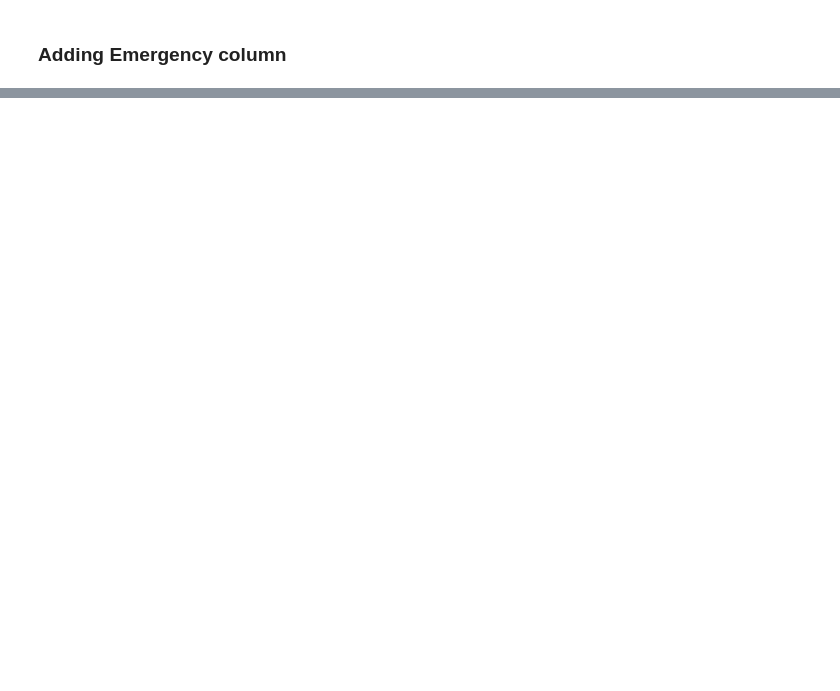
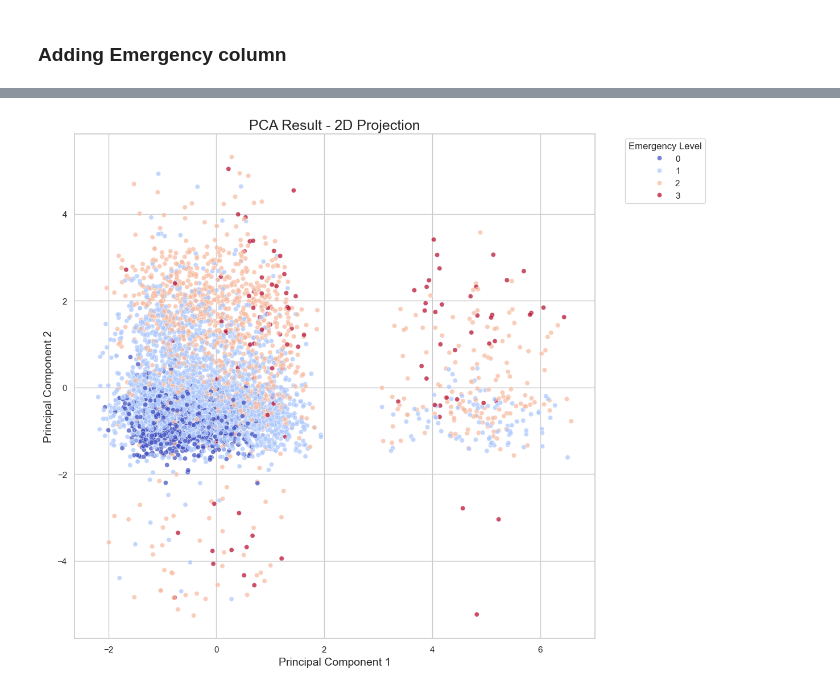
Before and after one commit to Adarshv0524/MedQueue, a Jupyter notebook: main.ipynb, the cells around one changed output, grey strips where cells are left out. Cells and saved outputs as stored; diff of their text form; code cells hidden in the pictures; blank space fills up the shorter version.

```diff
--- a/main.ipynb
+++ b/main.ipynb
@@ -239,0 +250,15 @@ df.head(50)
+# %%
+# Import StandardScaler for normalization
+from sklearn.preprocessing import StandardScaler
+
+# Selecting numeric columns to normalize
+numeric_cols = ['Age', 'Systolic BP', 'Diastolic BP', 'Heart Rate', 'Temperature', 'Respiratory Rate']
+
+# Initialize the scaler
+scaler = StandardScaler()
+
+# Fit and transform the numeric columns
+df[numeric_cols] = scaler.fit_transform(df[numeric_cols])
+
+# Display the normalized dataframe
+df.head()
@@ -239,0 +346,45 @@ df.head(50)
+# %%
+import matplotlib.pyplot as plt
+import seaborn as sns
+import pandas as pd
+from sklearn.decomposition import PCA
+from sklearn.preprocessing import StandardScaler
+from sklearn.impute import SimpleImputer
+
+# Creating a copy to preserve the original DataFrame
+df_copy = df.copy()
+
+# Converting 'Admission Date' to datetime
+df_copy['Admission Date'] = pd.to_datetime(df_copy['Admission Date'])
+df_copy = df_copy.sort_values('Admission Date')
+
+# Selecting numerical columns for PCA
+numerical_cols = ['Age', 'Heart Rate', 'Temperature', 'Oxygen Saturation', 'Respiratory Rate', 'Systolic BP', 'Diastolic BP']
+
+# Impute missing values with the median
+imputer = SimpleImputer(strategy='median')
+imputed_data = imputer.fit_transform(df_copy[numerical_cols])
+
+# Standardizing the data
+scaler = StandardScaler()
+scaled_data = scaler.fit_transform(imputed_data)
+
+# Performing PCA
+pca = PCA(n_components=2)  # Reduce to 2 components for 2D visualization
+pca_result = pca.fit_transform(scaled_data)
+
+# Creating a DataFrame for PCA results
+pca_df = pd.DataFrame(data=pca_result, columns=['PC1', 'PC2'])
+pca_df['Emergency_Level'] = df_copy['Emergency_Level'].values
+
+# Plotting the PCA results
+plt.figure(figsize=(12, 10))
+sns.scatterplot(x='PC1', y='PC2', hue='Emergency_Level', data=pca_df, palette='coolwarm', alpha=0.7)
+plt.title('PCA Result - 2D Projection', fontsize=18)
+plt.xlabel('Principal Component 1', fontsize=14)
+plt.ylabel('Principal Component 2', fontsize=14)
+plt.legend(title='Emergency Level', bbox_to_anchor=(1.05, 1), loc='upper left')
+plt.tight_layout()
+plt.show()
+# %% [output]
+[figure, added]
```
Also changed, not shown: parts of 28 cells of this notebook, 2 other files.
